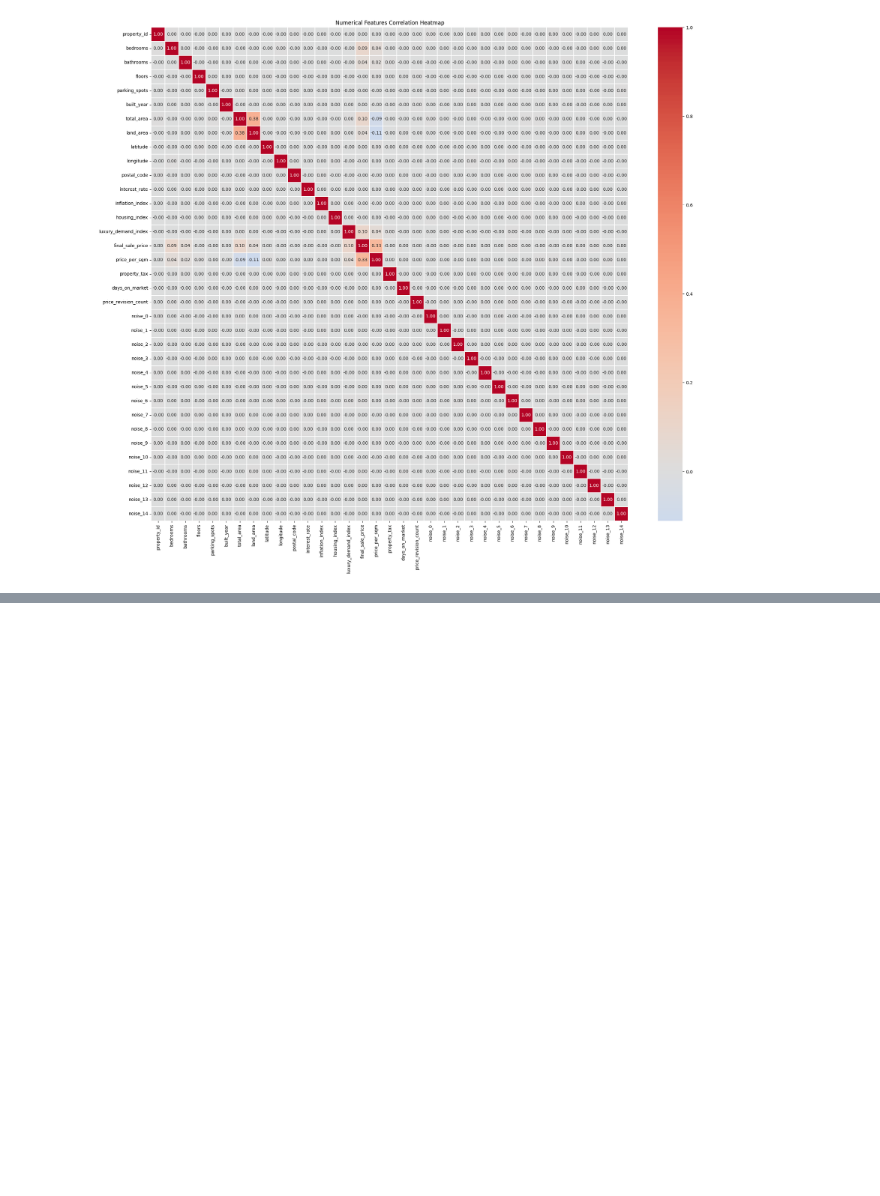
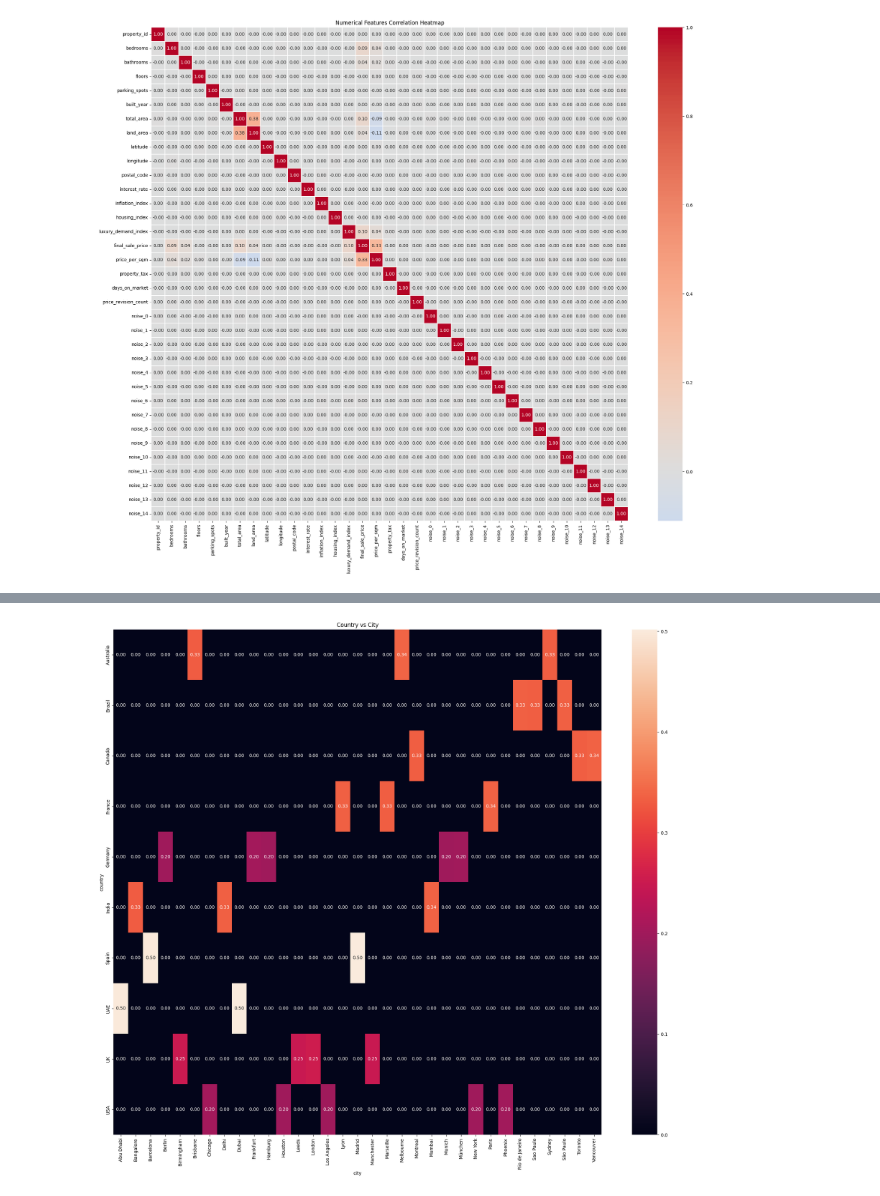
Before and after one commit to yashbhatt0508/regression-problem, a Jupyter notebook: advancedregression.ipynb, the cells around one changed output, grey strips where cells are left out. Cells and saved outputs as stored; diff of their text form; code cells hidden in the pictures; blank space fills up the shorter version.

```diff
--- a/advancedregression.ipynb
+++ b/advancedregression.ipynb
@@ -472,0 +507,19 @@ plt.show()
+# %%
+ct = pd.crosstab(
+    df["country"],
+    df["city"],
+    normalize="index"
+)
+
+plt.figure(figsize=(24, 20))
+
+sns.heatmap(
+    ct,
+    annot=True,
+    fmt=".2f"
+)
+
+plt.title("Country vs City")
+plt.show()
+# %% [output]
+[figure, added]
```
Also changed, not shown: parts of 39 cells of this notebook.
